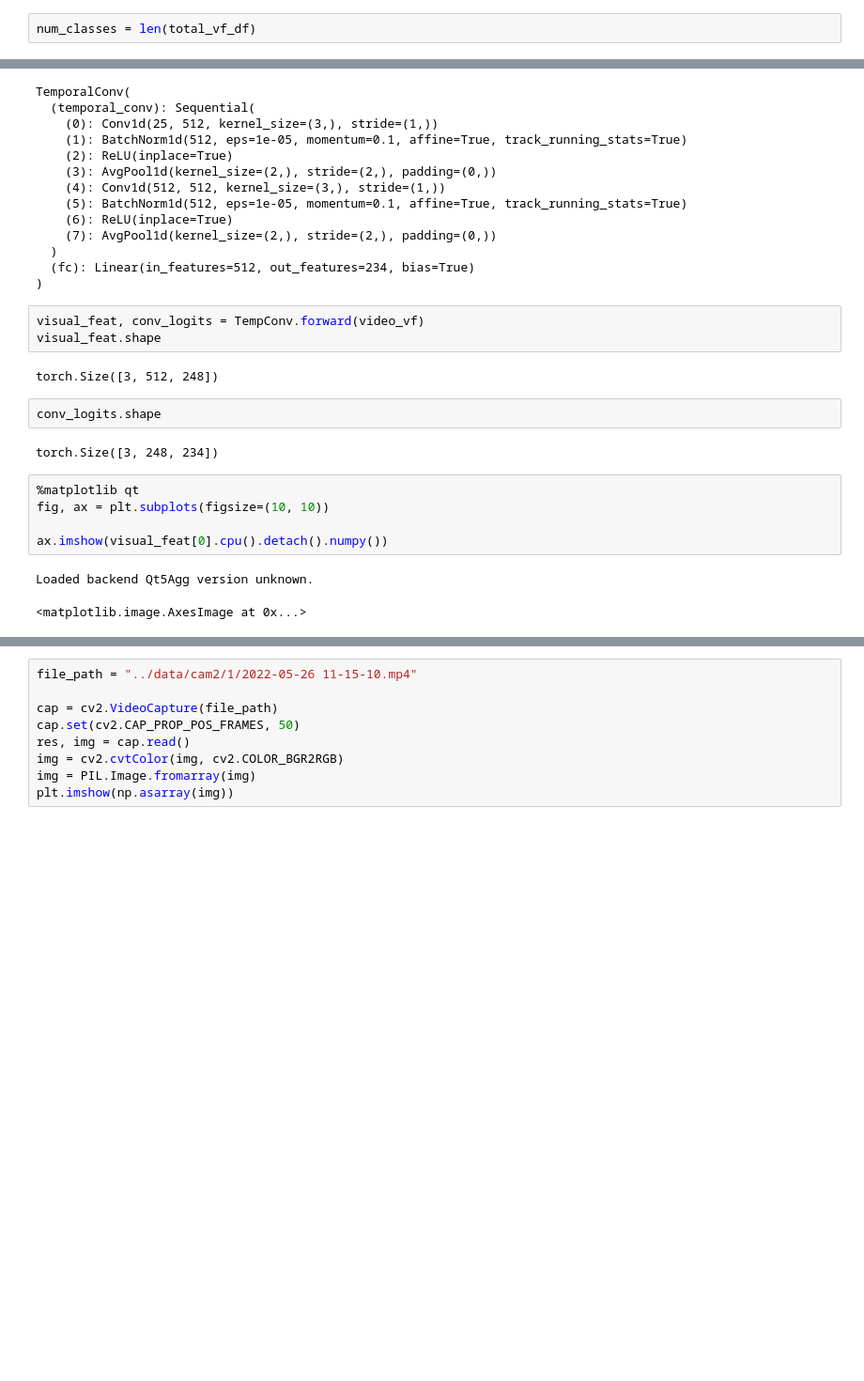
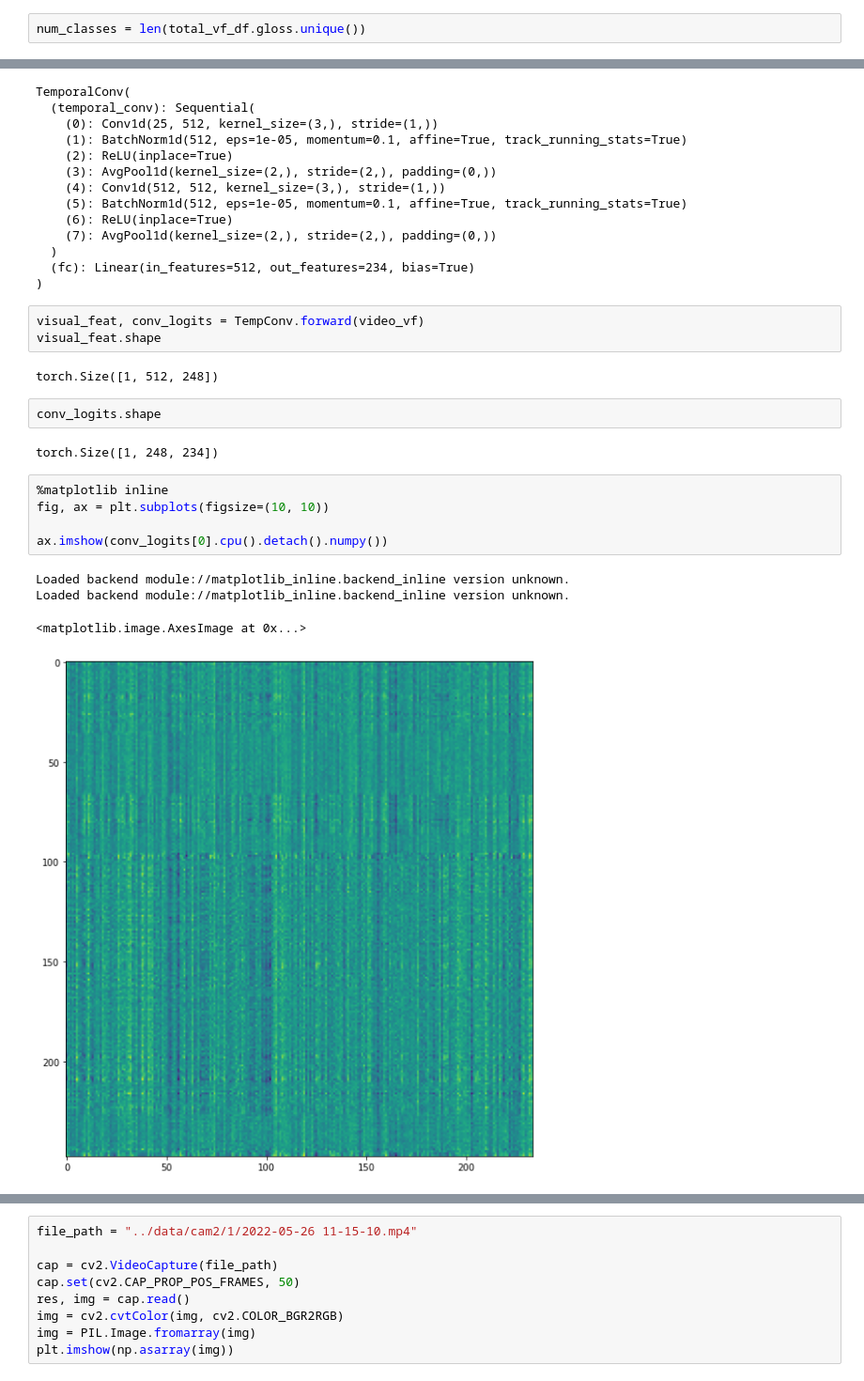
Before and after one commit to ADA-SITE-JML/sign-lang, a Jupyter notebook: tmp.ipynb, the cells around one changed output, grey strips where cells are left out. Shown at 94% size. Cells and saved outputs as stored; diff of their text form; blank space fills up the shorter version.

Commit message:
Changes to Visual Feature Extractor

```diff
--- a/tmp.ipynb
+++ b/tmp.ipynb
@@ -530,2 +535,2 @@ AttributeError: 'str' object has no attribute 'shape'
 # %%
-num_classes = len(total_vf_df)
+num_classes = len(total_vf_df.gloss.unique())
@@ -608,16 +635,18 @@ TemporalConv(
 visual_feat, conv_logits = TempConv.forward(video_vf)
 visual_feat.shape
 # %% [output]
-torch.Size([3, 512, 248])
+torch.Size([1, 512, 248])
 # %%
 conv_logits.shape
 # %% [output]
-torch.Size([3, 248, 234])
+torch.Size([1, 248, 234])
 # %%
-%matplotlib qt
+%matplotlib inline
 fig, ax = plt.subplots(figsize=(10, 10))
 
-ax.imshow(visual_feat[0].cpu().detach().numpy())
+ax.imshow(conv_logits[0].cpu().detach().numpy())
 # %% [output]
-Loaded backend Qt5Agg version unknown.
+Loaded backend module://matplotlib_inline.backend_inline version unknown.
+Loaded backend module://matplotlib_inline.backend_inline version unknown.
 <matplotlib.image.AxesImage at 0x...>
+[figure, added]
```
Also changed, not shown: parts of 16 cells of this notebook.
